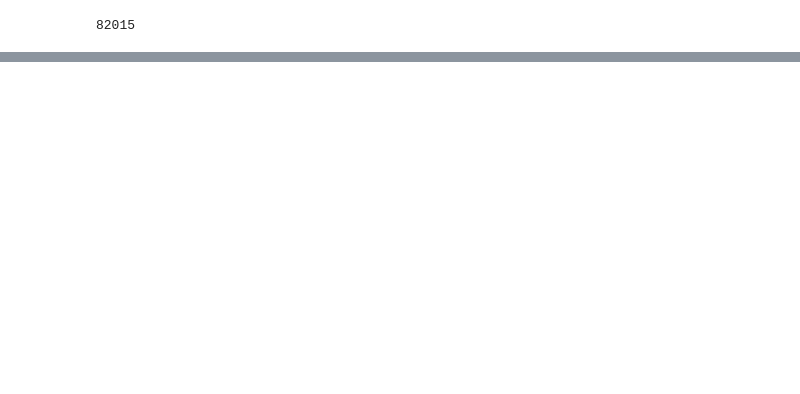
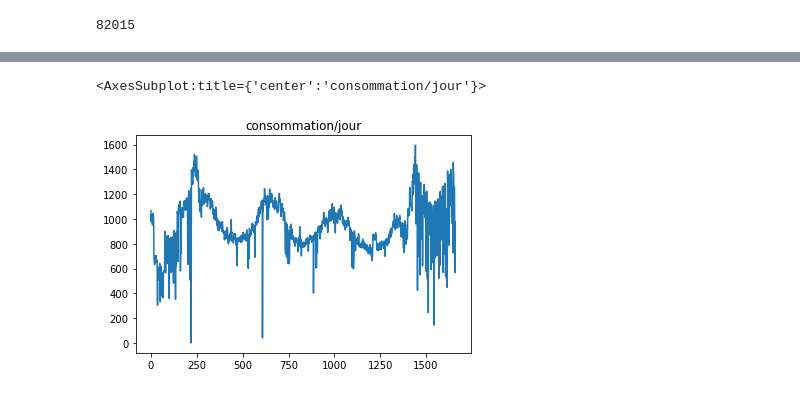
Before and after one commit to Roulini/sia_ts_forecast, a Jupyter notebook: visu.ipynb, the cells around one changed output, grey strips where cells are left out. Saved outputs shown, nothing was run; the diff lists cells and outputs as text; code cells hidden in the pictures; blank space fills up the shorter version.

```diff
--- a/visu.ipynb
+++ b/visu.ipynb
@@ -158,0 +114,6 @@ meteo_df.wnd10m_v.plot()
+# %%
+scaled_df = change_scale(consumption_df,48,"underlying_mw")
+scaled_df[:].plot(title = "consommation/jour")
+# %% [output]
+<AxesSubplot:title={'center':'consommation/jour'}>
+[figure, added]
```
Also changed, not shown: parts of 22 cells of this notebook, 2 other files.
